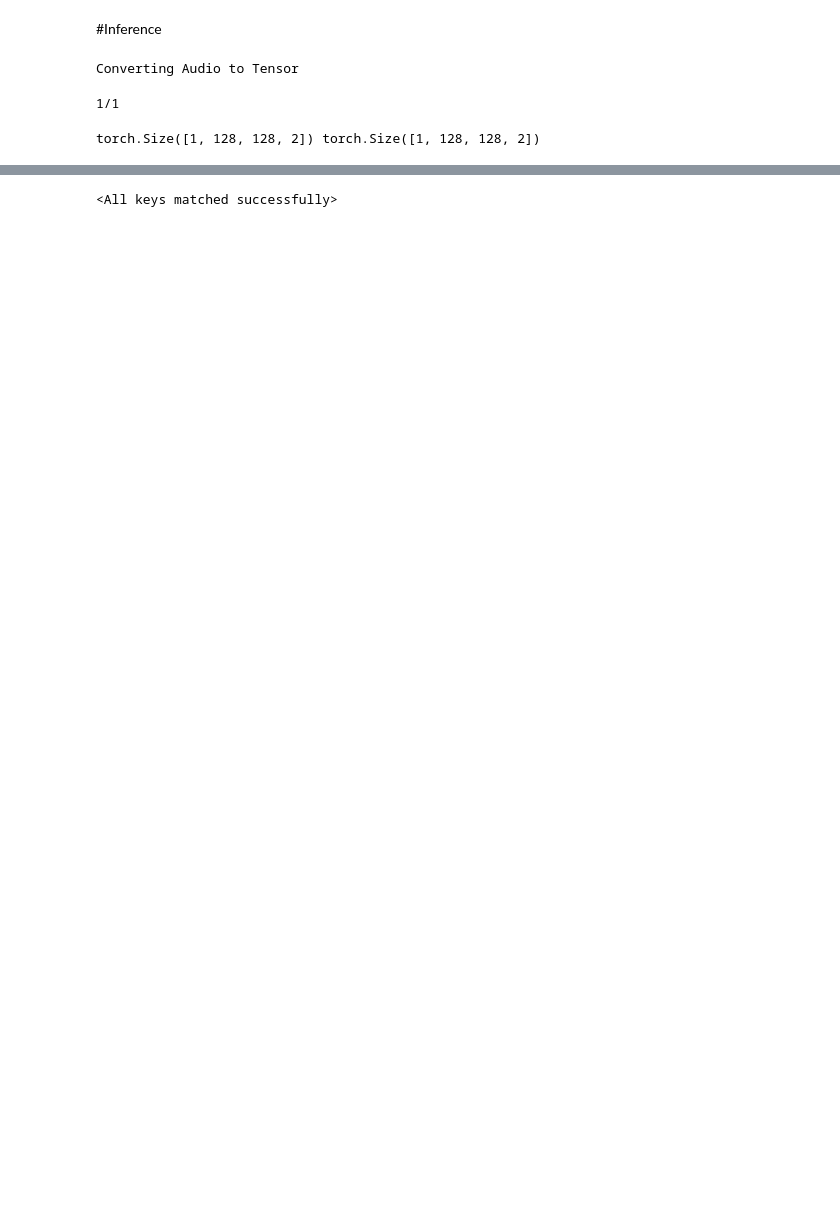
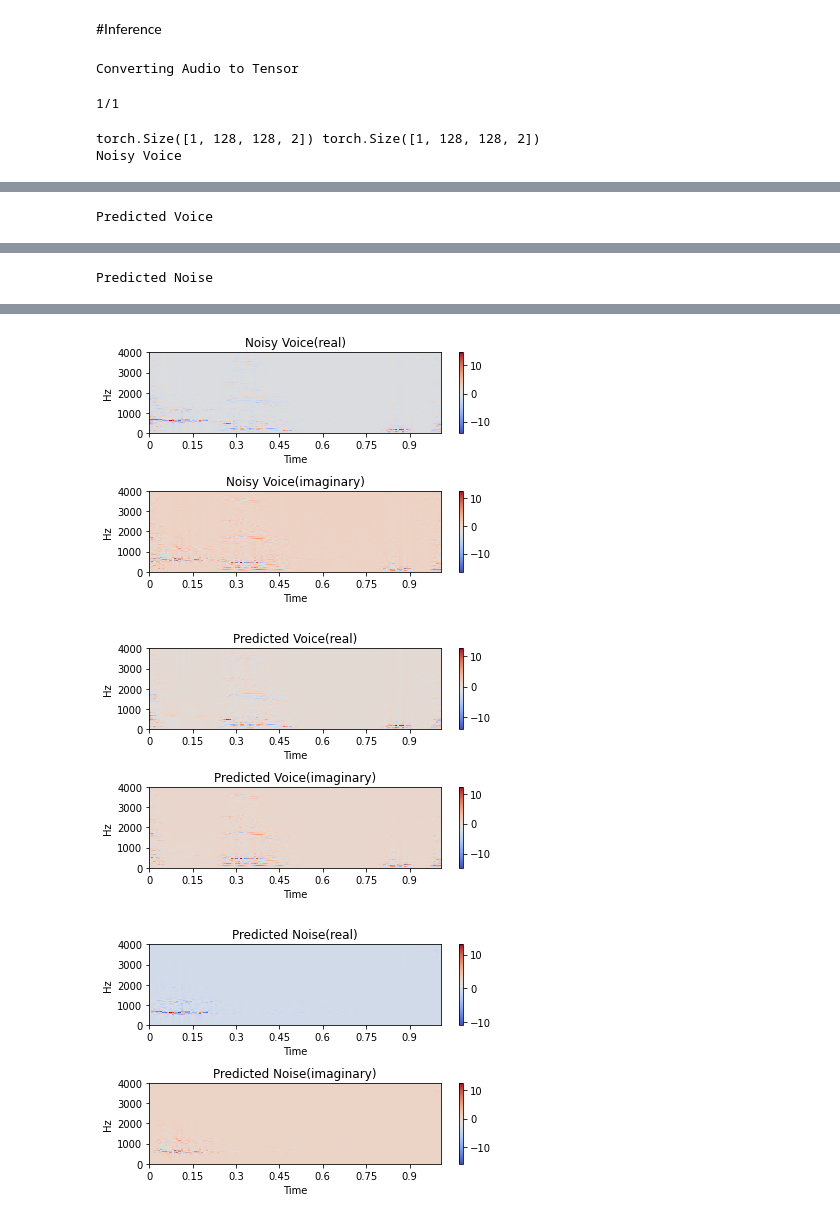
Before and after one commit to agtushar/audio-source-separation, a Jupyter notebook: ASR_UNET.ipynb, the cells around one changed output, grey strips where cells are left out. Saved outputs shown, nothing was run; the diff lists cells and outputs as text; code cells hidden in the pictures; blank space fills up the shorter version.

```diff
--- a/ASR_UNET.ipynb
+++ b/ASR_UNET.ipynb
@@ -286,0 +333,11 @@ torch.Size([128, 128, 2])
+# %%
+#  create train val splits
+num_train = 4000
+num_val = 500
+num_test = 500
+
+train_set = SpeechDataset(nv_data[:num_train],v_data[:num_train],n_data[:num_train])
+val_set =SpeechDataset(nv_data[num_train:num_train+num_val],v_data[num_train:num_train+num_val],n_data[num_train:num_train+num_val])
+test_set =SpeechDataset(nv_data[num_train+num_val:],v_data[num_train+num_val:],n_data[num_train+num_val:])
+
+print(train_set[0][0].shape)
@@ -294,6 +353,7 @@ IPython.display.Audio(torch.istft(train_set[0][1],n_fft=255,hop_length=63,length
 BATCH_SIZE = 16
 train_dl = torch.utils.data.DataLoader(train_set, batch_size=BATCH_SIZE, shuffle=True)
 val_dl = torch.utils.data.DataLoader(val_set, batch_size=BATCH_SIZE)
+test_dl = torch.utils.data.DataLoader(test_set, batch_size=BATCH_SIZE)
 # %% [markdown]
 # Network
 # %%
@@ -525,7 +632,25 @@ Test Loss 0.001234627385623753
 # %% [markdown]
 #Inference
 # %%
-test_file = '/content/drive/Shareddrives/ASRproject/data/noisy_voice/4050.wav'
+import librosa.display
+import pysepm
+
+test_file = '/content/drive/Shareddrives/ASRproject/data/noisy_voice/4070.wav'
+
+def plot_spec(spec,title):
+  plt.figure()
+  plt.subplot(2, 1, 1)
+  plt.title(f'{title}(real)')
+  librosa.display.specshow(spec[:,:,0], x_axis='time', y_axis='linear',sr=sample_rate, hop_length=hop_length_fft)
+  plt.colorbar()
+
+  plt.subplot(2, 1, 2)
+  plt.title(f'{title}(imaginary)')
+  librosa.display.specshow(spec[:,:,1], x_axis='time', y_axis='linear',sr=sample_rate, hop_length=hop_length_fft)
+  plt.colorbar()
+
+  plt.tight_layout()
+
 
 def infer_true_voice(noisy_voice_file):
   wavs = audios_to_tensor([noisy_voice_file],sample_rate,frame_length,hop_length_frame,0)
@@ -539,14 +664,30 @@ def infer_true_voice(noisy_voice_file):
   noise = y.to('cpu')
   noisy_voice = x.to('cpu')
   voice = noisy_voice - noise
+
+  plot_spec(noisy_voice[0].detach().numpy(),'Noisy Voice')
+  plot_spec(voice[0].detach().numpy(),'Predicted Voice')
+  plot_spec(noise[0].detach().numpy(),'Predicted Noise')
+
+  noisy_voice_wav = torch.istft(noisy_voice,n_fft=n_fft,hop_length=hop_length_fft,length=frame_length,return_complex=False)
   voice_wav = torch.istft(voice,n_fft=n_fft,hop_length=hop_length_fft,length=frame_length,return_complex=False)
+  noise_wav = torch.istft(noise,n_fft=n_fft,hop_length=hop_length_fft,length=frame_length,return_complex=False)
+
   # print(torch.sum(noise))
-  return voice_wav.detach().numpy()
+  return noisy_voice_wav.detach().numpy(),voice_wav.detach().numpy(),noise_wav.detach().numpy()
 
-true_voice = infer_true_voice(test_file)
-IPython.display.Audio(true_voice,rate=sample_rate)
+nv_wav,v_wav,n_wav = infer_true_voice(test_file)
+
+print('Noisy Voice')
+display(IPython.display.Audio(nv_wav,rate=sample_rate))
+print('Predicted Voice')
+display(IPython.display.Audio(v_wav,rate=sample_rate))
+print('Predicted Noise')
+display(IPython.display.Audio(n_wav,rate=sample_rate))
 # %% [output]
 Converting Audio to Tensor
 1/1
 torch.Size([1, 128, 128, 2]) torch.Size([1, 128, 128, 2])
+Noisy Voice
 [interactive output not drawn]
+Predicted Voice
@@ -552,0 +695 @@ torch.Size([1, 128, 128, 2]) torch.Size([1, 128, 128, 2])
+Predicted Noise
@@ -553 +697,4 @@ torch.Size([1, 128, 128, 2]) torch.Size([1, 128, 128, 2])
+[figure, added]
+[figure, added]
+[figure, added]
 # %%
@@ -555,5 +701,0 @@ torch.save(net.state_dict(),'./model')
-# %%
-new_net = Unet()
-new_net.load_state_dict(torch.load('./model'))
-# %% [output]
-<All keys matched successfully>
```
Also changed, not shown: parts of 26 cells of this notebook.
